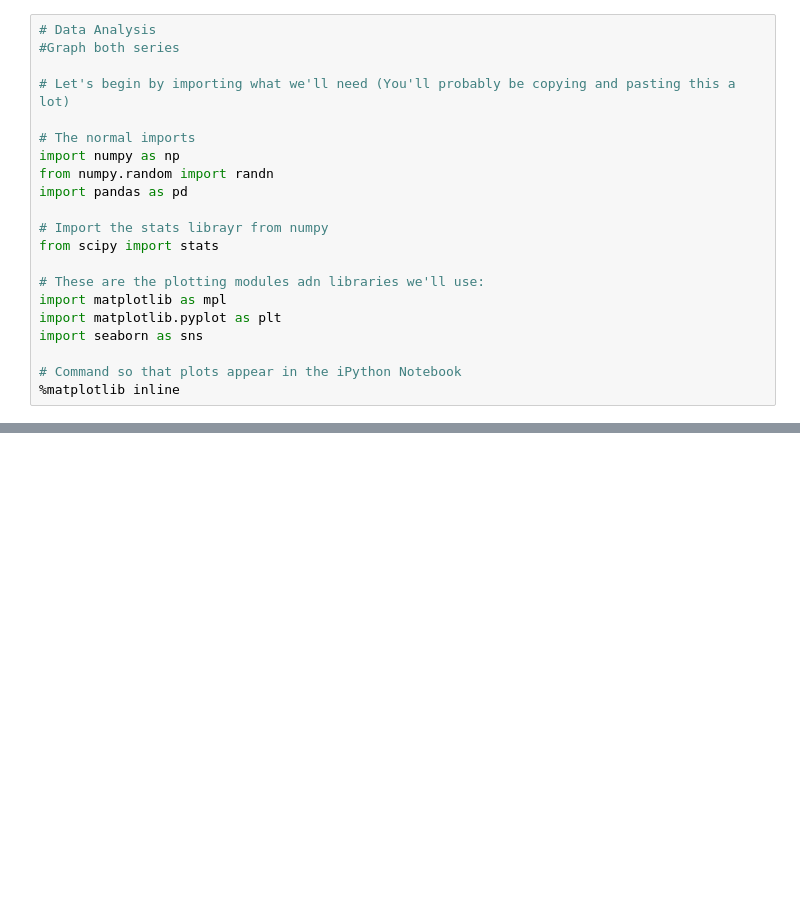
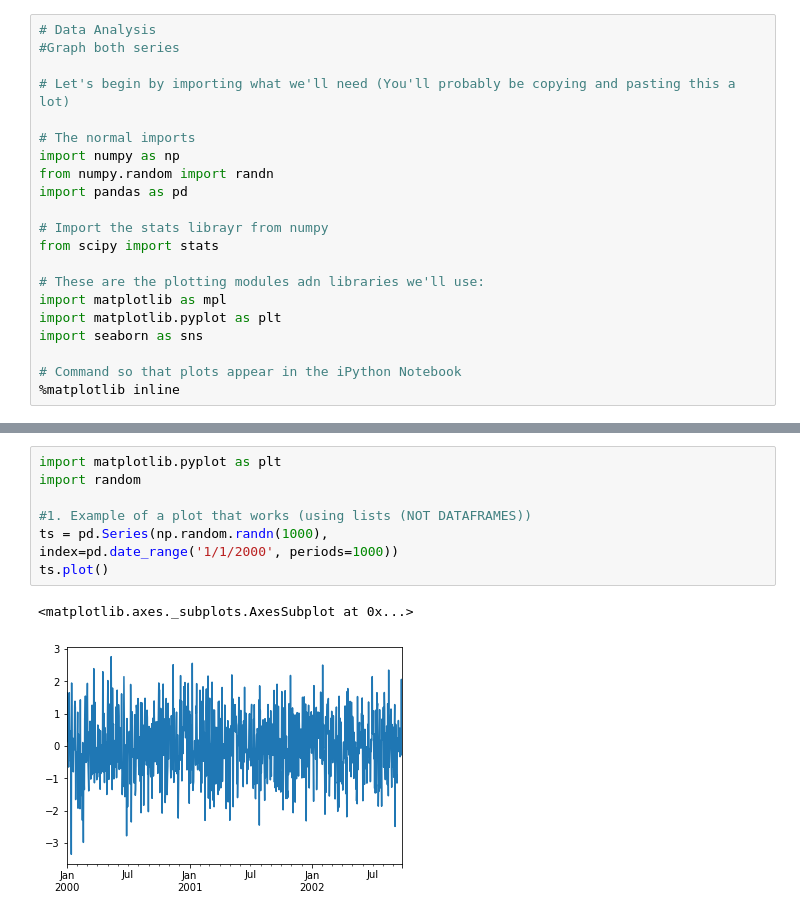
Before and after one commit to nigelAyling/Python-and-Jupyter, a Jupyter notebook: our_projects/Webscraper/CovidScraperV4.ipynb, the cells around one changed output, grey strips where cells are left out. Cells and saved outputs as stored; diff of their text form; blank space fills up the shorter version.

```diff
--- a/our_projects/Webscraper/CovidScraperV4.ipynb
+++ b/our_projects/Webscraper/CovidScraperV4.ipynb
@@ -214,0 +223,11 @@ memory usage: 2.5+ KB
+# %%
+import matplotlib.pyplot as plt
+import random
+
+#1. Example of a plot that works (using lists (NOT DATAFRAMES))
+ts = pd.Series(np.random.randn(1000),
+index=pd.date_range('1/1/2000', periods=1000))
+ts.plot()
+# %% [output]
+<matplotlib.axes._subplots.AxesSubplot at 0x...>
+[figure, added]
```
Also changed, not shown: parts of 18 cells of this notebook.
